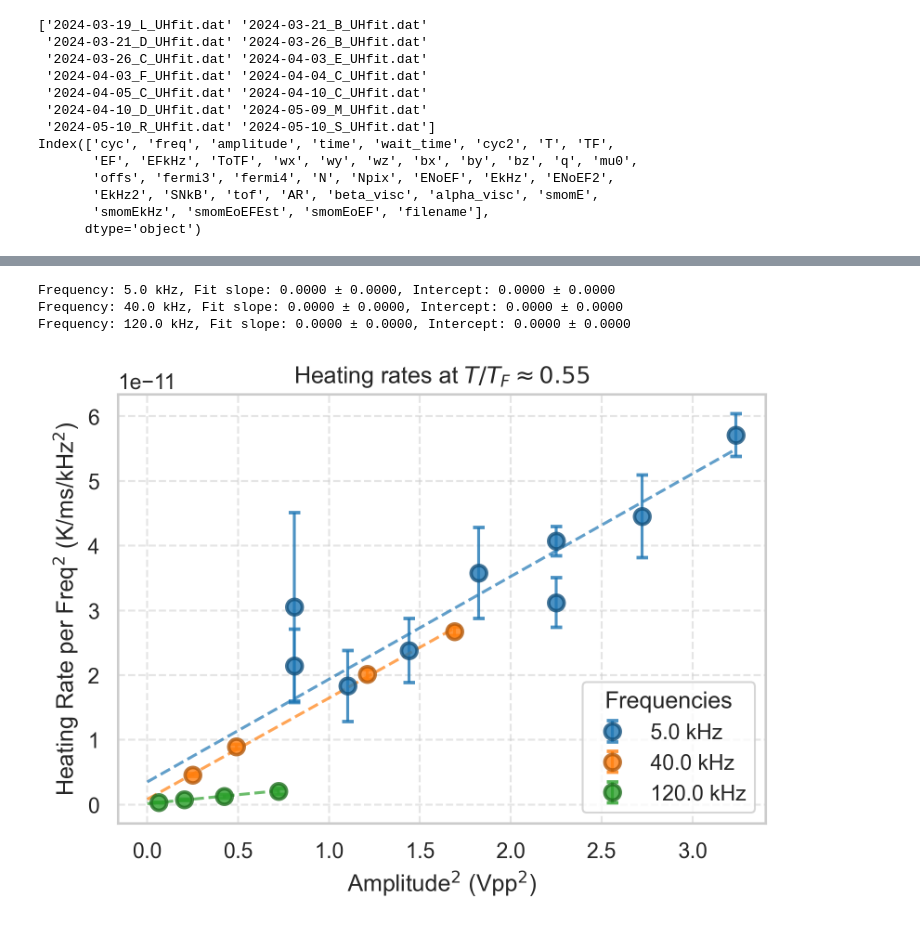
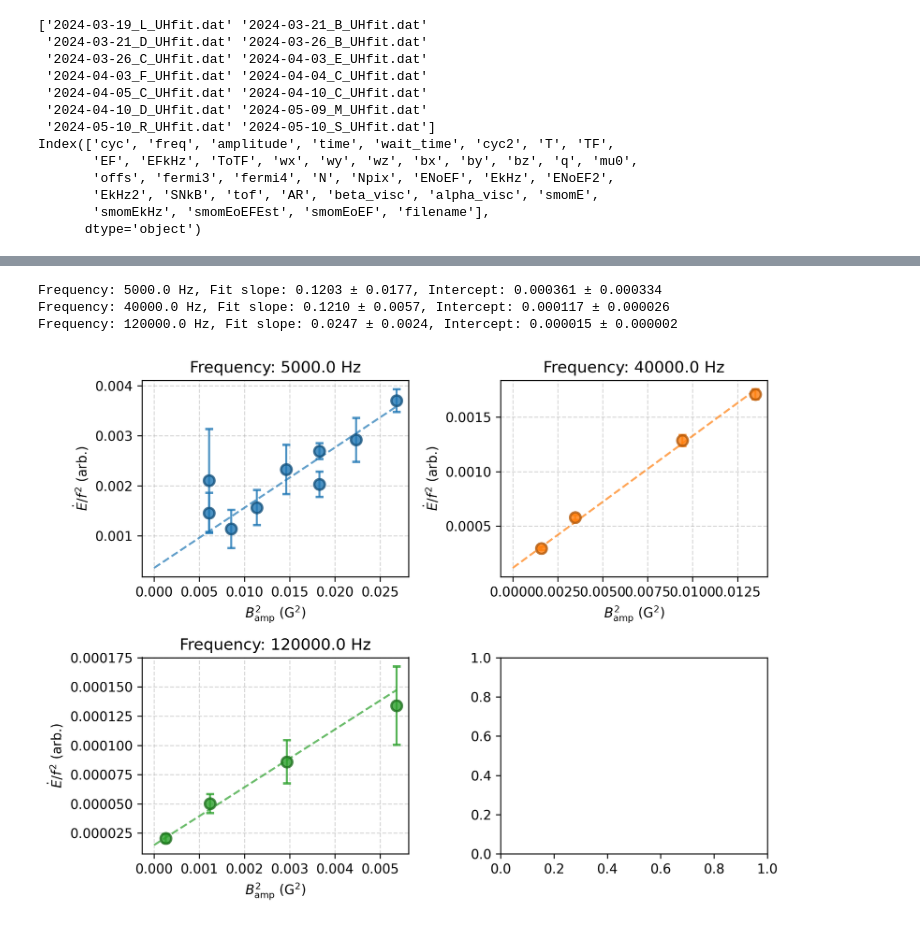
Before and after one commit to uoft-chiplab/Fast-Modulation-Contact-Correlation-Project, a Jupyter notebook: contact_correlations/heating_rate_analysis.ipynb, the cells around one changed output, grey strips where cells are left out. Saved outputs shown, nothing was run; the diff lists cells and outputs as text; code cells hidden in the pictures.

```diff
--- a/contact_correlations/heating_rate_analysis.ipynb
+++ b/contact_correlations/heating_rate_analysis.ipynb
@@ -45,4 +61,21 @@ Index(['cyc', 'freq', 'amplitude', 'time', 'wait_time', 'cyc2', 'T', 'TF',
        'EkHz2', 'SNkB', 'tof', 'AR', 'beta_visc', 'alpha_visc', 'smomE',
        'smomEkHz', 'smomEoEFEst', 'smomEoEF', 'filename'],
       dtype='object')
+# %%
+def fix_units(df):
+    """
+    Change units in the dataframe to SI units.
+    Specifically, it converts frequency from kHz to Hz and scattering length from kHz to Hz.
+    It also calculates the scattering length amplitude (a_amp) from the voltage peak-to-peak (Vpp) and frequency (freq).
+    """
+    df['freq'] = df['freq'] * 1e3  # Convert kHz to Hz
+    df['EF'] = df['EF'] / 1e3  # Convert kHz to Hz
+    df['time'] = df['time'] * 1e-3  # Convert ms to s
+    df['wait_time'] = df['wait_time'] * 1e-3  # Convert ms to s
+    df['E'] = df['EkHz'] * 1e3  # Convert kHz to Hz
+
+    return df
+
+for df in dfs:
+    df = fix_units(df)
 # %%
@@ -157,8 +216,12 @@ df_filtered = df[df['freq'].isin(top_3_freqs)][df['heating_rate'] > 2*df['e_heat
 drop_index = [73, 12, 29, 2, 47, 55, 31, 51, 59, 26]
 df_plot = df_filtered.drop(index=drop_index)
 
+# Set font size back to default
+plt.rcParams.update({'font.size': 10})
+
 # Plot each frequency group individually to assign distinct colors
-plt.figure(figsize=(6, 4), dpi=300)
+fig, axes = plt.subplots(2,2, figsize=(8, 6), dpi=300)
+axs = axes.flatten()
 colors = ['#1f77b4', '#ff7f0e', '#2ca02c']  # High-contrast distinct colors
 
 for i, freq_val in enumerate(top_3_freqs):
@@ -168,47 +231,49 @@ for i, freq_val in enumerate(top_3_freqs):
     # Calculate a 30% darker version of the base color
     rgb = mcolors.to_rgb(colors[i])
     dark_edge_color = [c * 0.7 for c in rgb]  # Multiply by 0.7 to dim it
 
-    plt.errorbar(
-        x=group['amplitude']**2,
+    axs[i].errorbar(
+        x=group['Bamp']**2,
         y=group['heating_rate']/group['freq']**2,
         yerr=group['e_heating_rate']/group['freq']**2,
         fmt='o',                # 'none' completely hides the internal errorbar marker
         color=colors[i],
         markeredgecolor=dark_edge_color,
         capsize=3,
         alpha=0.8,
         markeredgewidth=1.8,
         markersize=8,                      # Controls marker size
         label=f'{freq_val} kHz'     # Add a label for the legend
     )
 
     popt, pcov = curve_fit(lambda x, m, b: m * x + b,
-                            group['amplitude']**2,
+                            group['Bamp']**2,
                             group['heating_rate']/group['freq']**2,
                             sigma=group['e_heating_rate']/group['freq']**2
                            )
     perr = np.sqrt(np.diag(pcov))
 
-    a_sqs = np.linspace(0, group['amplitude'].max()**2, 100)
+    a_sqs = np.linspace(0, group['Bamp'].max()**2, 100)
 
-    plt.plot(a_sqs, np.polyval(popt, a_sqs), color=colors[i], linestyle='--', alpha=0.7)
+    axs[i].plot(a_sqs, np.polyval(popt, a_sqs), color=colors[i], linestyle='--', alpha=0.7)
 
-    print(f"Frequency: {freq_val} kHz, Fit slope: {popt[0]:.4f} ± {perr[0]:.4f}, Intercept: {popt[1]:.4f} ± {perr[1]:.4f}")
+    print(f"Frequency: {freq_val} Hz, Fit slope: {popt[0]:.4f} ± {perr[0]:.4f}, Intercept: {popt[1]:.6f} ± {perr[1]:.6f}")
 
 
 # Label the chart
-plt.title(r'Heating rates at $T/T_F \approx 0.55$')
-plt.ylabel(r'Heating Rate per Freq$^2$ (K/ms/kHz$^2$)')
-plt.xlabel(r'Amplitude$^2$ (Vpp$^2$)')
-plt.legend(title='Frequencies', loc='lower right')
-plt.grid(True, linestyle='--', alpha=0.5)
+for ax in axs[:-1]:
+    ax.set_title(f'Frequency: {top_3_freqs[axs.tolist().index(ax)]} Hz')
+    ax.set_ylabel(r'$\dot{E}/f^2$ (arb.)')
+    ax.set_xlabel(r'$B_\mathrm{amp}^2$ (G$^2$)')
+    ax.grid(True, linestyle='--', alpha=0.5)
+    # ax.legend(title='Frequencies', loc='lower right')
 
+fig.tight_layout()  # Adjust subplots to fit into figure area.
 plt.show()
 # %% [output]
-Frequency: 5.0 kHz, Fit slope: 0.0000 ± 0.0000, Intercept: 0.0000 ± 0.0000
-Frequency: 40.0 kHz, Fit slope: 0.0000 ± 0.0000, Intercept: 0.0000 ± 0.0000
-Frequency: 120.0 kHz, Fit slope: 0.0000 ± 0.0000, Intercept: 0.0000 ± 0.0000
+Frequency: 5000.0 Hz, Fit slope: 0.1203 ± 0.0177, Intercept: 0.000361 ± 0.000334
+Frequency: 40000.0 Hz, Fit slope: 0.1210 ± 0.0057, Intercept: 0.000117 ± 0.000026
+Frequency: 120000.0 Hz, Fit slope: 0.0247 ± 0.0024, Intercept: 0.000015 ± 0.000002
-[figure, old version]
+[figure, new version]
 # %%
 df_plot[['freq','amplitude','ToTFi','heating_rate','filename']].sort_values(by=['freq','amplitude'])
```
Also changed, not shown: parts of 9 cells of this notebook, 2 other files.
